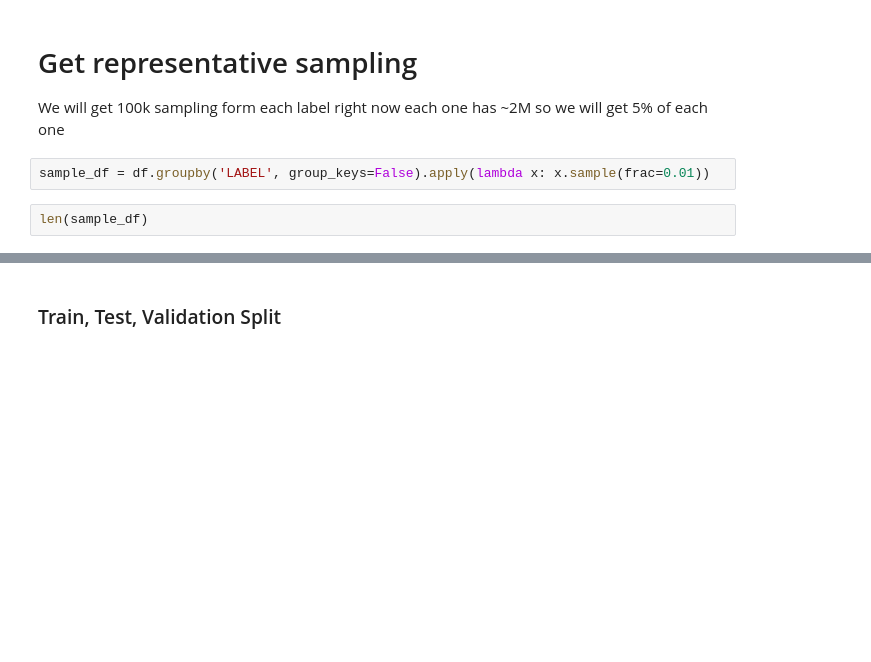
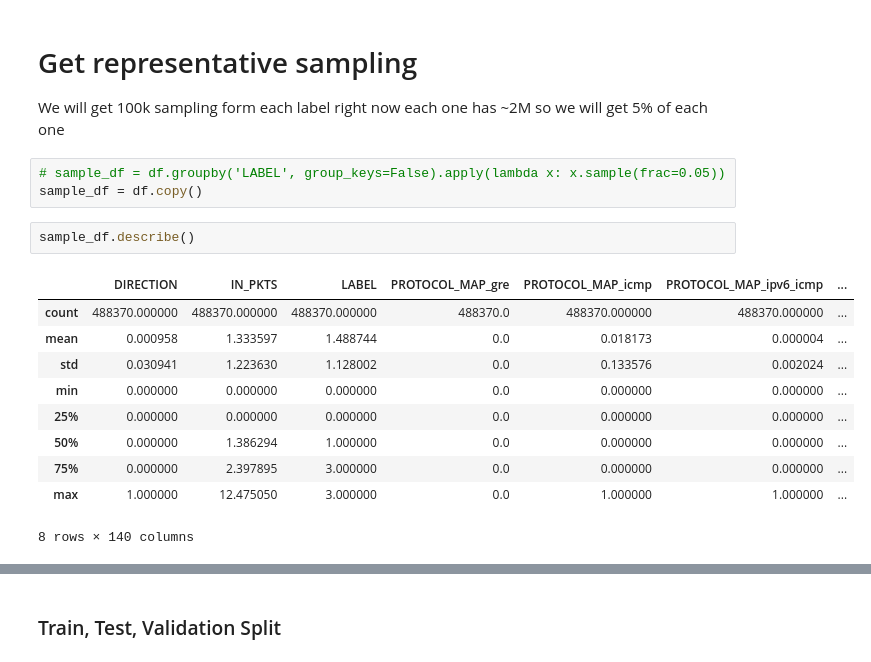
Before and after one commit to DouglasDL28/attack-detection, a Jupyter notebook: attack_detection.ipynb, the cells around one changed output, grey strips where cells are left out. Saved outputs shown, nothing was run; the diff lists cells and outputs as text; blank space fills up the shorter version.

```diff
--- a/attack_detection.ipynb
+++ b/attack_detection.ipynb
@@ -62,6 +62,18 @@ random_forest_df = df.copy()
 
 We will get 100k sampling form each label right now each one has ~2M so we will get 5% of each one
 # %%
-sample_df = df.groupby('LABEL', group_keys=False).apply(lambda x: x.sample(frac=0.01))
+# sample_df = df.groupby('LABEL', group_keys=False).apply(lambda x: x.sample(frac=0.05))
+sample_df = df.copy()
-# %%
-len(sample_df)
+# %%
+sample_df.describe()
+# %% [output]
+|  | DIRECTION | IN_PKTS | LABEL | PROTOCOL_MAP_gre | PROTOCOL_MAP_icmp | PROTOCOL_MAP_ipv6_icmp | ... |
+| count | 488370.000000 | 488370.000000 | 488370.000000 | 488370.0 | 488370.000000 | 488370.000000 | ... |
+| mean | 0.000958 | 1.333597 | 1.488744 | 0.0 | 0.018173 | 0.000004 | ... |
+| std | 0.030941 | 1.223630 | 1.128002 | 0.0 | 0.133576 | 0.002024 | ... |
+| min | 0.000000 | 0.000000 | 0.000000 | 0.0 | 0.000000 | 0.000000 | ... |
+| 25% | 0.000000 | 0.000000 | 0.000000 | 0.0 | 0.000000 | 0.000000 | ... |
+| 50% | 0.000000 | 1.386294 | 1.000000 | 0.0 | 0.000000 | 0.000000 | ... |
+| 75% | 0.000000 | 2.397895 | 3.000000 | 0.0 | 0.000000 | 0.000000 | ... |
+| max | 1.000000 | 12.475050 | 3.000000 | 0.0 | 1.000000 | 1.000000 | ... |
+8 rows × 140 columns
```
Also changed, not shown: parts of 11 cells of this notebook, 7 other files.
